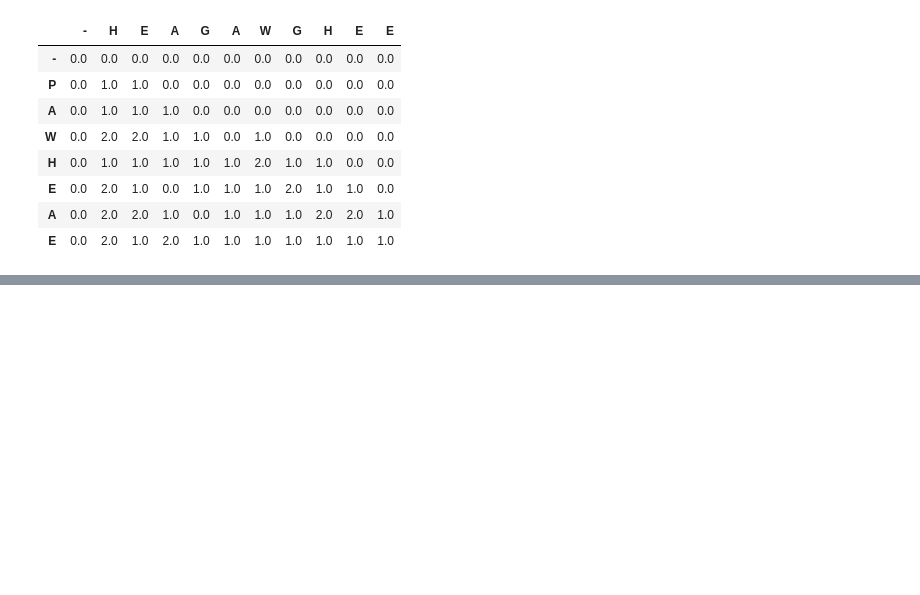
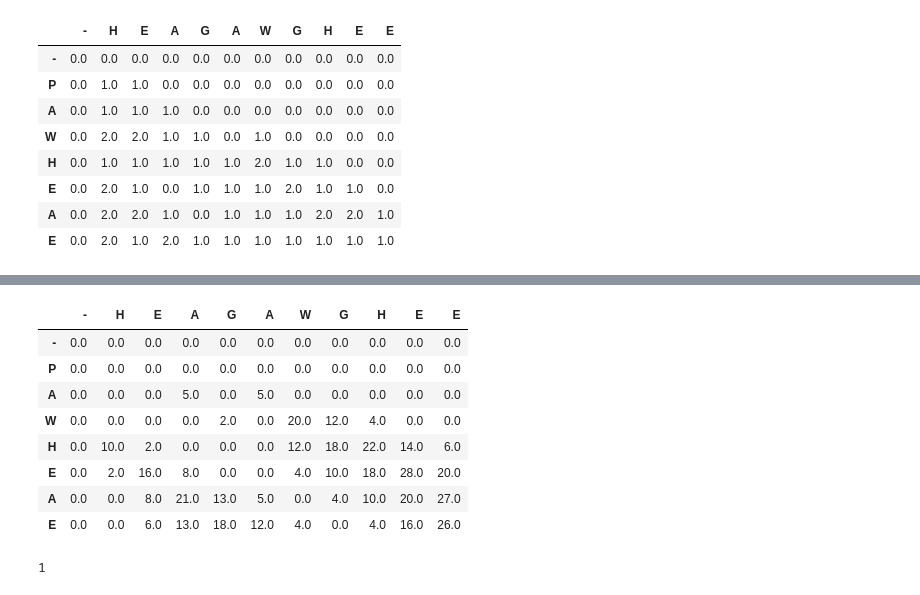
Before and after one commit to mrivas/Bioinformatica, a Jupyter notebook: clase11.ipynb, the cells around one changed output, grey strips where cells are left out. Saved outputs shown, nothing was run; the diff lists cells and outputs as text; code cells hidden in the pictures; blank space fills up the shorter version.

```diff
--- a/clase11.ipynb
+++ b/clase11.ipynb
@@ -141,0 +180,5 @@ traceMatrix
+# %%
+i=10
+while i>0:
+    print(i)
+    i = i - 1
@@ -174 +236,42 @@ Ejercicio
 2. Utiliza el resultado anterior para crear la función $localAlignment(x,y)$ para entregar el alineamiento de las secuencias $x=HEAGAWGHEE$ e $y=PAWHEAE$.
+# %%
+# Ejercicio 1
+
+# Tarea opcional
+
+# 2 y 3
+seq1="-HEAGAWGHEE"
+seq2="-PAWHEAE"
+
+seq1=createList(seq1)
+seq2=createList(seq2)
+
+d=8
+traceMatrix=np.zeros((len(seq2),len(seq1)) )
+Fmatrix=np.zeros((len(seq2),len(seq1)) )
+
+for i in range(1,len(seq2)):
+    for j in range(1,len(seq1)):
+        value_i=seq2[i]
+        value_j=seq1[j]
+        pair = (value_i,value_j)
+        if not pair in MatrixInfo.blosum50:
+            pair = tuple(reversed(pair))
+        score=MatrixInfo.blosum50[pair]
+        Fmatrix[i,j] = np.max([0,  Fmatrix[i,j-1]-d,Fmatrix[i-1,j-1]+score,Fmatrix[i-1,j]-d  ])
+        indexMax=       np.argmax([0,Fmatrix[i,j-1]-d,Fmatrix[i-1,j-1]+score,Fmatrix[i-1,j]-d])
+        traceMatrix[i,j] = indexMax
+traceMatrix = pd.DataFrame(traceMatrix,index=seq2,columns=seq1)
+np.matrix(traceMatrix)
+Fmatrix = pd.DataFrame(Fmatrix,index=seq2,columns=seq1)
+Fmatrix
+# %% [output]
+|  | - | H | E | A | G | A | W | G | H | E | E |
+| - | 0.0 | 0.0 | 0.0 | 0.0 | 0.0 | 0.0 | 0.0 | 0.0 | 0.0 | 0.0 | 0.0 |
+| P | 0.0 | 0.0 | 0.0 | 0.0 | 0.0 | 0.0 | 0.0 | 0.0 | 0.0 | 0.0 | 0.0 |
+| A | 0.0 | 0.0 | 0.0 | 5.0 | 0.0 | 5.0 | 0.0 | 0.0 | 0.0 | 0.0 | 0.0 |
+| W | 0.0 | 0.0 | 0.0 | 0.0 | 2.0 | 0.0 | 20.0 | 12.0 | 4.0 | 0.0 | 0.0 |
+| H | 0.0 | 10.0 | 2.0 | 0.0 | 0.0 | 0.0 | 12.0 | 18.0 | 22.0 | 14.0 | 6.0 |
+| E | 0.0 | 2.0 | 16.0 | 8.0 | 0.0 | 0.0 | 4.0 | 10.0 | 18.0 | 28.0 | 20.0 |
+| A | 0.0 | 0.0 | 8.0 | 21.0 | 13.0 | 5.0 | 0.0 | 4.0 | 10.0 | 20.0 | 27.0 |
+| E | 0.0 | 0.0 | 6.0 | 13.0 | 18.0 | 12.0 | 4.0 | 0.0 | 4.0 | 16.0 | 26.0 |
@@ -174,0 +309,5 @@ Ejercicio
+# %%
+
+MatrixInfo.blosum50[ tuple(reversed( ('F', 'W') ))]
+# %% [output]
+1
```
Also changed, not shown: parts of 14 cells of this notebook.
